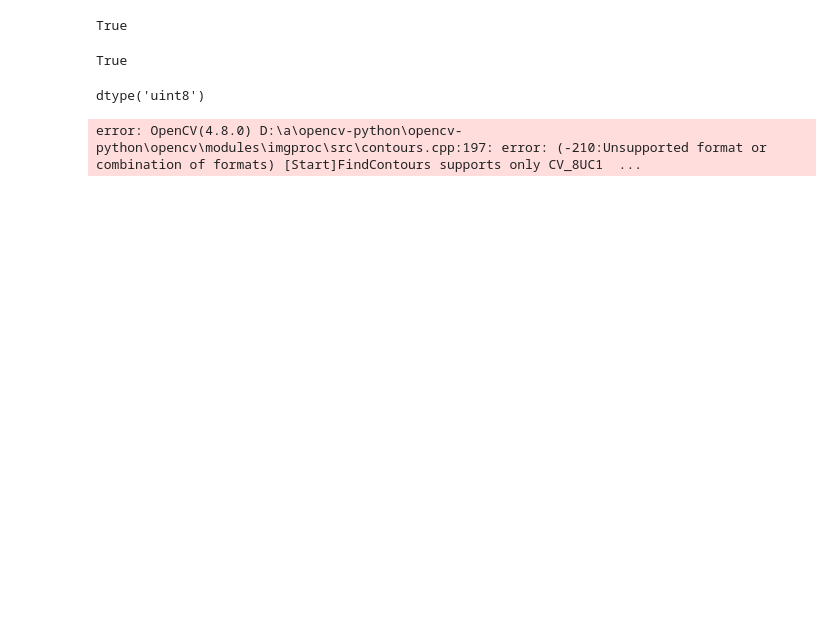
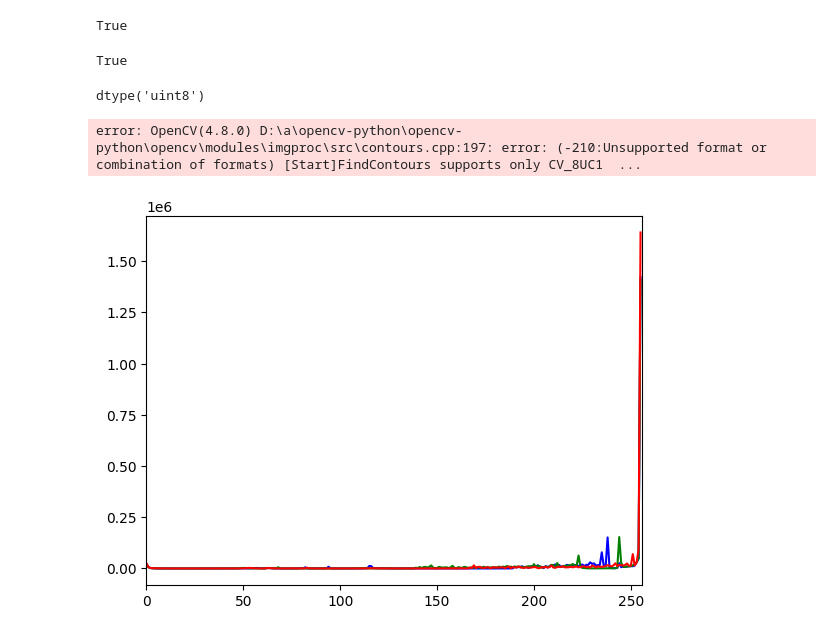
Before and after one commit to CaptainChuenthavorn/ReceiptWise-Scan-Receipt, a Jupyter notebook: 03_bounding_boxes.ipynb, the cells around one changed output. Saved outputs shown, nothing was run; the diff lists cells and outputs as text; code cells hidden in the pictures; blank space fills up the shorter version.

```diff
--- a/03_bounding_boxes.ipynb
+++ b/03_bounding_boxes.ipynb
@@ -4,3 +4,11 @@ directory_folder='temp'
 for filename in os.listdir(directory_folder):
     if os.path.isfile(os.path.join(directory_folder, filename)):
         os.remove(os.path.join(directory_folder, filename))
+# %%
+import pytesseract
+import cv2
+image = cv2.imread("E-receipt-Dataset\scb\IMG_0701.JPG")
+# cropim = image[27:1269,326:1677]
+cropim = image[326:1677,27:1269]
+
+cv2.imwrite("temp/0scb_crop.png",cropim)
@@ -7,17 +17,15 @@ for filename in os.listdir(directory_folder):
 # %%
-import pytesseract
-import cv2
-image = cv2.imread("E-receipt-Dataset\scb\HScreenshot.jpg")
-gray = cv2.cvtColor(image,cv2.COLOR_BGR2GRAY)
+
+gray = cv2.cvtColor(cropim,cv2.COLOR_BGR2GRAY)
 cv2.imwrite("temp/1scb_gray.png",gray)
 blur=cv2.GaussianBlur(gray,(7,7),0)
 cv2.imwrite("temp/2scb_blur.png",blur)
 # %% [output]
 True
 # %%
-for i in range(0,250,20):
+for i in range(0,250,5):
     thresh=cv2.threshold(blur,i,255,cv2.THRESH_BINARY_INV)[1]
-    cv2.imwrite(f"temp/3scb_thresh{i}.png",thresh)
+    cv2.imwrite(f"temp/3scb_thresh_white{i}.png",thresh)
 # %%
 
 thresh= cv2.imread(r"temp\3scb_thresh200.png")
@@ -45,3 +53,19 @@ for c in cnts:
     cv2.imwrite('temp/6scb_box.png',image)
 # %% [output]
 error: OpenCV(4.8.0) D:\a\opencv-python\opencv-python\opencv\modules\imgproc\src\contours.cpp:197: error: (-210:Unsupported format or combination of formats) [Start]FindContours supports only CV_8UC1  ...
+# %%
+import cv2
+import numpy as np
+from matplotlib import pyplot as plt
+
+file0 = 'E-receipt-Dataset\scb\IMG_0701.JPG'
+img = cv2.imread(file0)
+color = ('b','g','r')
+plt.figure()
+for i,col in enumerate(color):
+    histr = cv2.calcHist([img],[i],None,[256],[0,256])
+    plt.plot(histr,color = col)
+    plt.xlim([0,256])
+plt.show()
+# %% [output]
+[figure, added]
```
Also changed, not shown: parts of 6 cells of this notebook, 4 other files.
